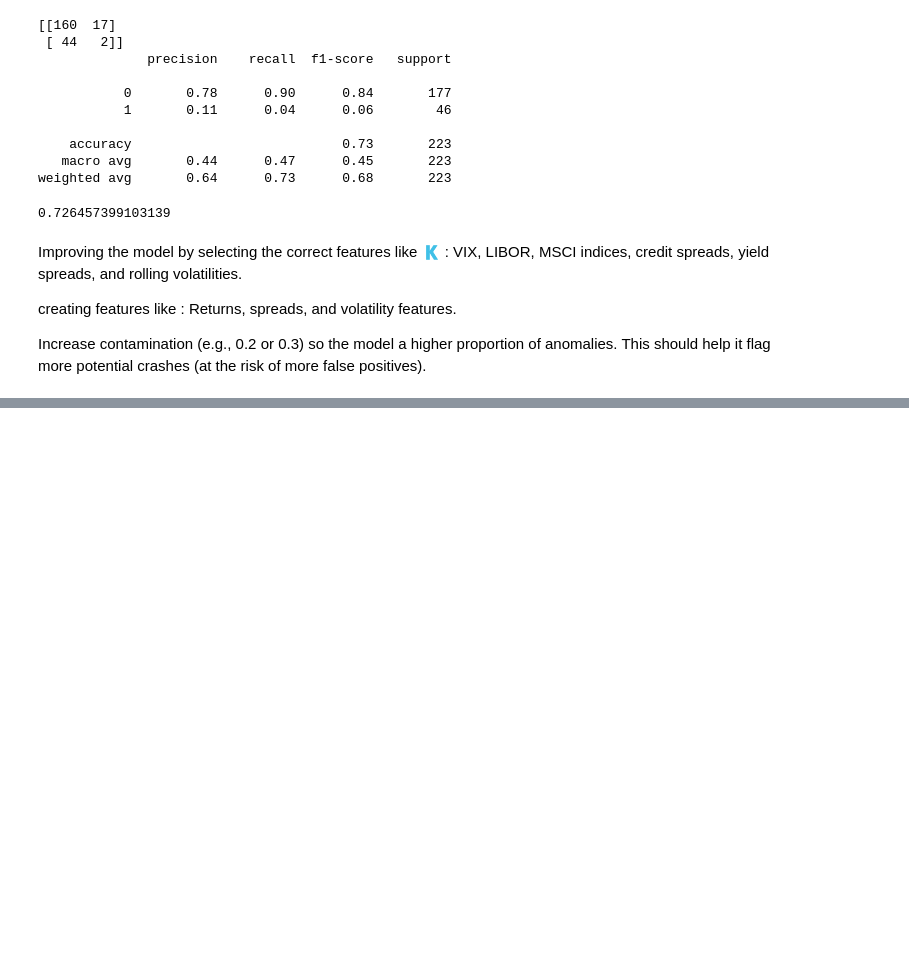
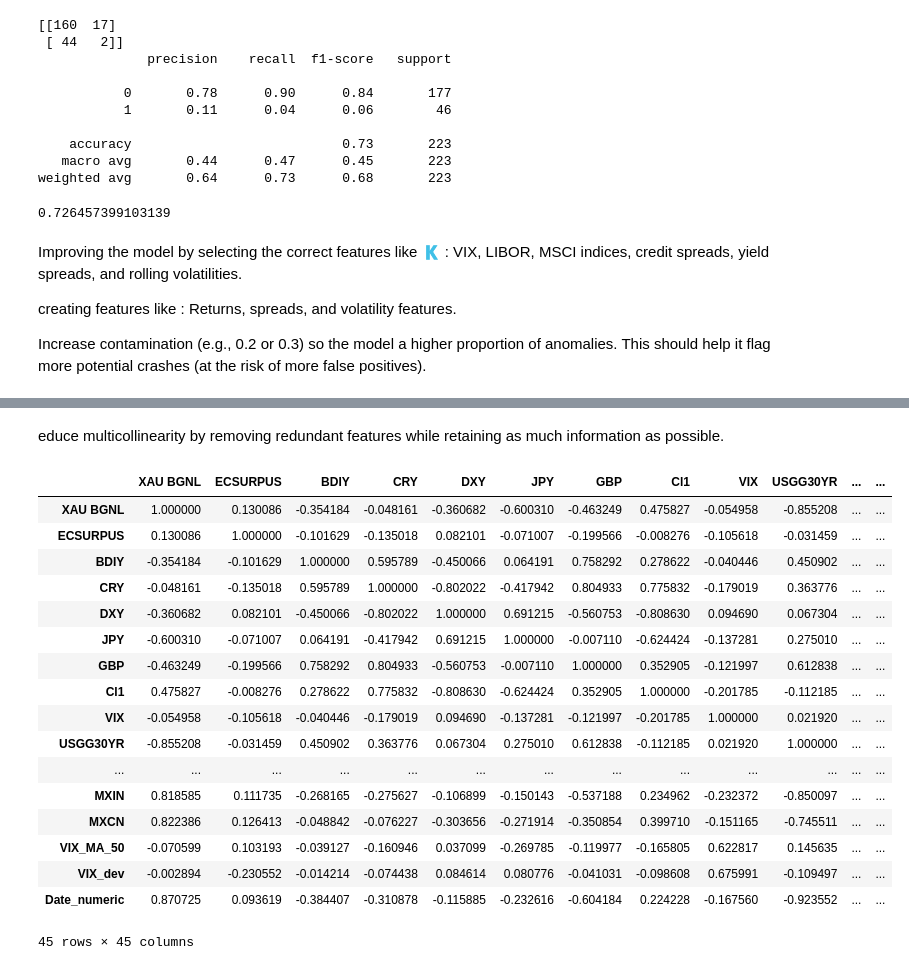
Before and after one commit to purohitamann/market-anomaly-detection, a Jupyter notebook: model_training.ipynb, the cells around one changed output, grey strips where cells are left out. Saved outputs shown, nothing was run; the diff lists cells and outputs as text; code cells hidden in the pictures; blank space fills up the shorter version.

```diff
--- a/model_training.ipynb
+++ b/model_training.ipynb
@@ -387,0 +670,23 @@ Precision-Recall AUC: 0.23
+# %% [markdown]
+educe multicollinearity by removing redundant features while retaining as much information as possible.
+# %%
+correlation_matrix
+# %% [output]
+|  | XAU BGNL | ECSURPUS | BDIY | CRY | DXY | JPY | GBP | Cl1 | VIX | USGG30YR | ... | ... |
+| XAU BGNL | 1.000000 | 0.130086 | -0.354184 | -0.048161 | -0.360682 | -0.600310 | -0.463249 | 0.475827 | -0.054958 | -0.855208 | ... | ... |
+| ECSURPUS | 0.130086 | 1.000000 | -0.101629 | -0.135018 | 0.082101 | -0.071007 | -0.199566 | -0.008276 | -0.105618 | -0.031459 | ... | ... |
+| BDIY | -0.354184 | -0.101629 | 1.000000 | 0.595789 | -0.450066 | 0.064191 | 0.758292 | 0.278622 | -0.040446 | 0.450902 | ... | ... |
+| CRY | -0.048161 | -0.135018 | 0.595789 | 1.000000 | -0.802022 | -0.417942 | 0.804933 | 0.775832 | -0.179019 | 0.363776 | ... | ... |
+| DXY | -0.360682 | 0.082101 | -0.450066 | -0.802022 | 1.000000 | 0.691215 | -0.560753 | -0.808630 | 0.094690 | 0.067304 | ... | ... |
+| JPY | -0.600310 | -0.071007 | 0.064191 | -0.417942 | 0.691215 | 1.000000 | -0.007110 | -0.624424 | -0.137281 | 0.275010 | ... | ... |
+| GBP | -0.463249 | -0.199566 | 0.758292 | 0.804933 | -0.560753 | -0.007110 | 1.000000 | 0.352905 | -0.121997 | 0.612838 | ... | ... |
+| Cl1 | 0.475827 | -0.008276 | 0.278622 | 0.775832 | -0.808630 | -0.624424 | 0.352905 | 1.000000 | -0.201785 | -0.112185 | ... | ... |
+| VIX | -0.054958 | -0.105618 | -0.040446 | -0.179019 | 0.094690 | -0.137281 | -0.121997 | -0.201785 | 1.000000 | 0.021920 | ... | ... |
+| USGG30YR | -0.855208 | -0.031459 | 0.450902 | 0.363776 | 0.067304 | 0.275010 | 0.612838 | -0.112185 | 0.021920 | 1.000000 | ... | ... |
+| ... | ... | ... | ... | ... | ... | ... | ... | ... | ... | ... | ... | ... |
+| MXIN | 0.818585 | 0.111735 | -0.268165 | -0.275627 | -0.106899 | -0.150143 | -0.537188 | 0.234962 | -0.232372 | -0.850097 | ... | ... |
+| MXCN | 0.822386 | 0.126413 | -0.048842 | -0.076227 | -0.303656 | -0.271914 | -0.350854 | 0.399710 | -0.151165 | -0.745511 | ... | ... |
+| VIX_MA_50 | -0.070599 | 0.103193 | -0.039127 | -0.160946 | 0.037099 | -0.269785 | -0.119977 | -0.165805 | 0.622817 | 0.145635 | ... | ... |
+| VIX_dev | -0.002894 | -0.230552 | -0.014214 | -0.074438 | 0.084614 | 0.080776 | -0.041031 | -0.098608 | 0.675991 | -0.109497 | ... | ... |
+| Date_numeric | 0.870725 | 0.093619 | -0.384407 | -0.310878 | -0.115885 | -0.232616 | -0.604184 | 0.224228 | -0.167560 | -0.923552 | ... | ... |
+45 rows × 45 columns
```
Also changed, not shown: parts of 33 cells of this notebook.
